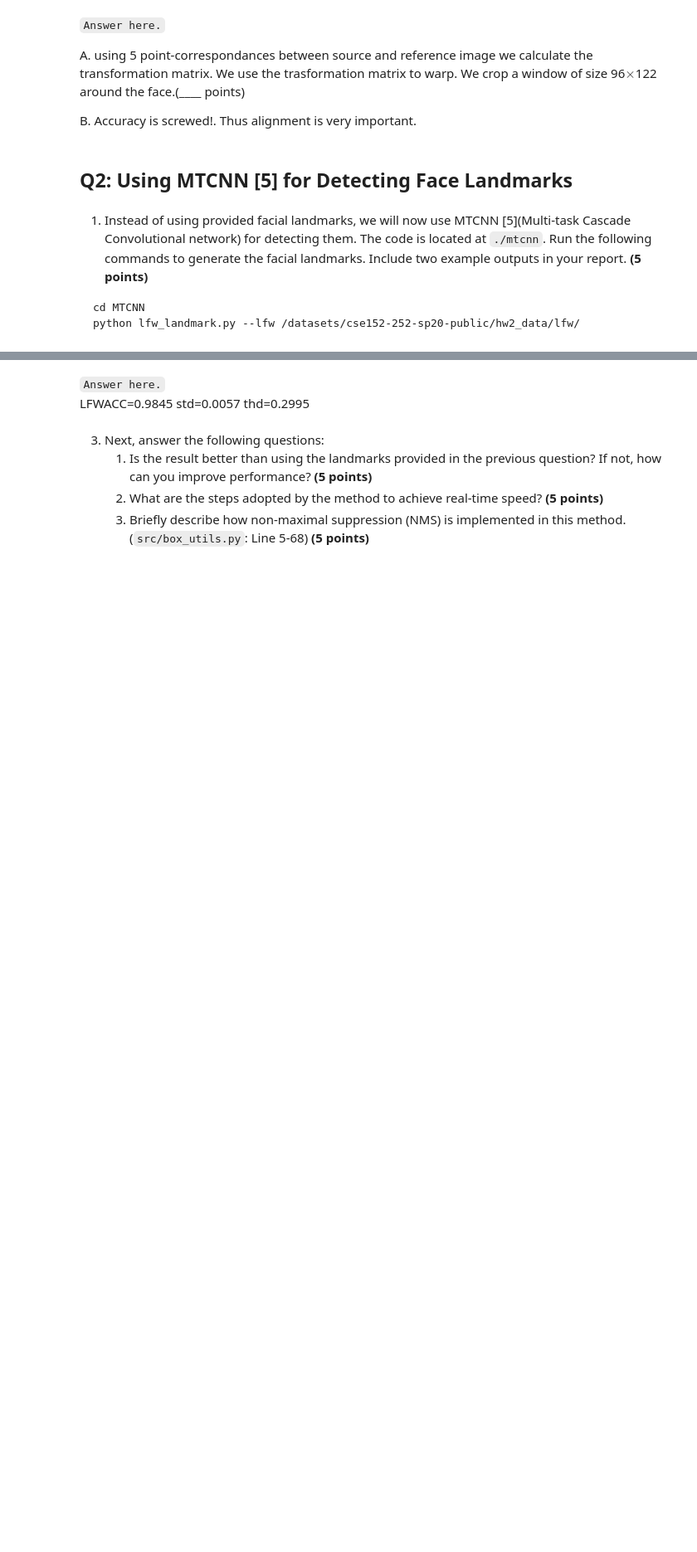
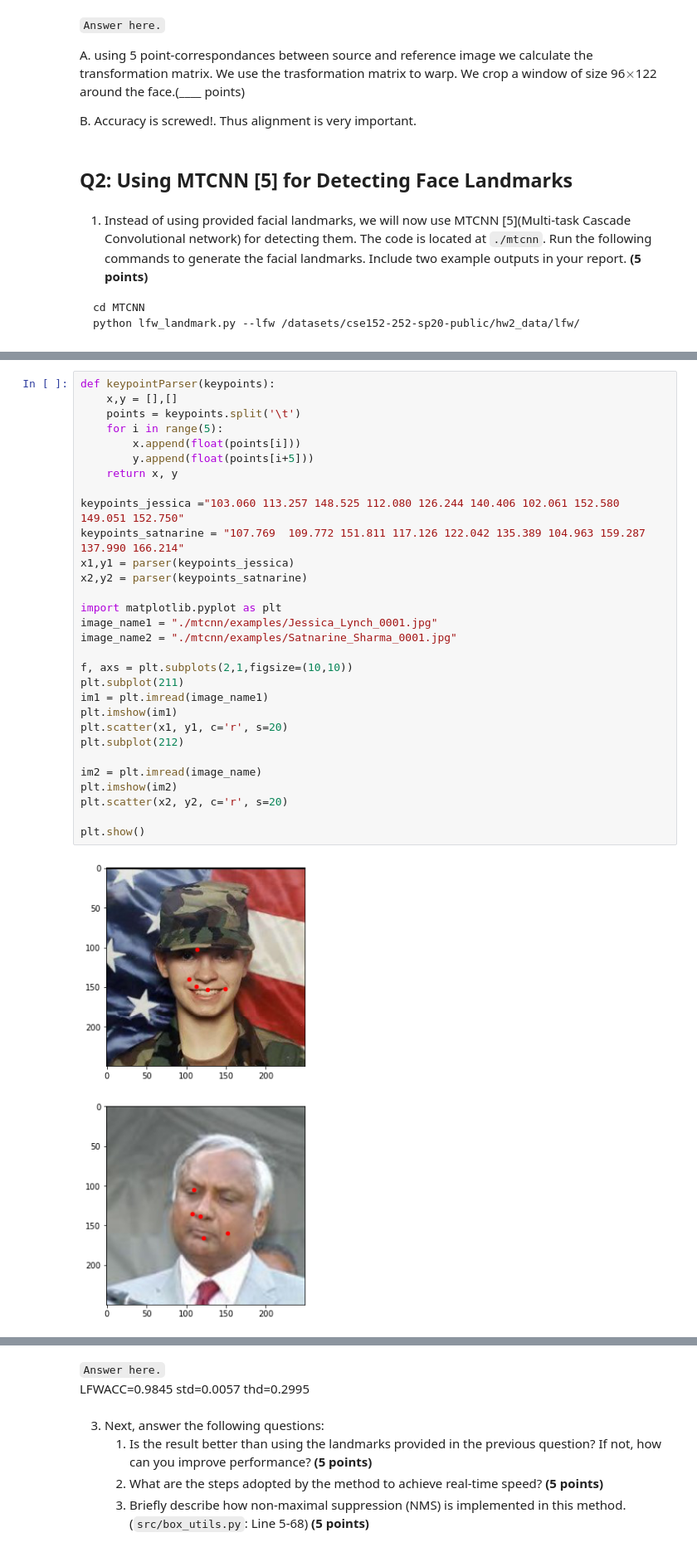
Before and after one commit to SatyamGaba/face_recognition, a Jupyter notebook: hw2_questions.ipynb, the cells around one changed output, grey strips where cells are left out. Shown at 83% size. Drawn from its saved outputs; the diff is of its cells as text; blank space fills up the shorter version.

````diff
--- a/hw2_questions.ipynb
+++ b/hw2_questions.ipynb
@@ -66,3 +59,35 @@ Image ID: Satnarine_Sharma_0001.jpg
+# %%
+def keypointParser(keypoints):
+    x,y = [],[]
+    points = keypoints.split('\t')
+    for i in range(5):
+        x.append(float(points[i]))
+        y.append(float(points[i+5]))
+    return x, y
+
+keypoints_jessica ="103.060	113.257	148.525	112.080	126.244	140.406	102.061	152.580	149.051	152.750"
+keypoints_satnarine = "107.769	109.772	151.811	117.126	122.042	135.389	104.963	159.287	137.990	166.214"
+x1,y1 = parser(keypoints_jessica)
+x2,y2 = parser(keypoints_satnarine)
+
+import matplotlib.pyplot as plt
+image_name1 = "./mtcnn/examples/Jessica_Lynch_0001.jpg"
+image_name2 = "./mtcnn/examples/Satnarine_Sharma_0001.jpg"
+
+f, axs = plt.subplots(2,1,figsize=(10,10))
+plt.subplot(211)
+im1 = plt.imread(image_name1)
+plt.imshow(im1)
+plt.scatter(x1, y1, c='r', s=20)
+plt.subplot(212)
+
+im2 = plt.imread(image_name)
+plt.imshow(im2)
+plt.scatter(x2, y2, c='r', s=20)
+
+plt.show()
+# %% [output]
+[figure, added]
 # %% [markdown]
 2. Go to the `sphereFace` directory, run the following commands by setting flag `alignmentMode` to be 2. Report the error using the predicted facial landmarks. **(5 points)**
 ```
````
Also changed, not shown: parts of 8 cells of this notebook, 10 other files.
